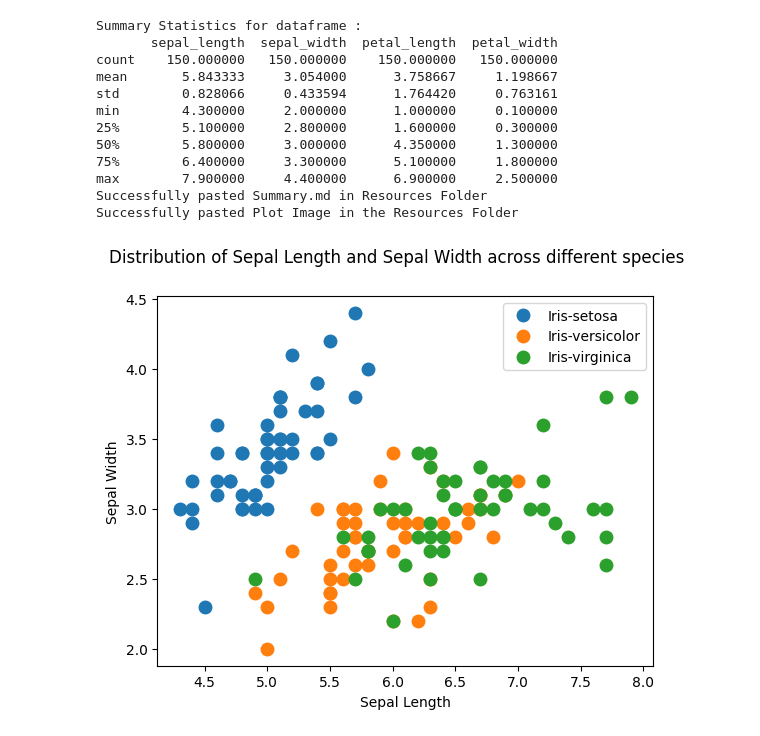
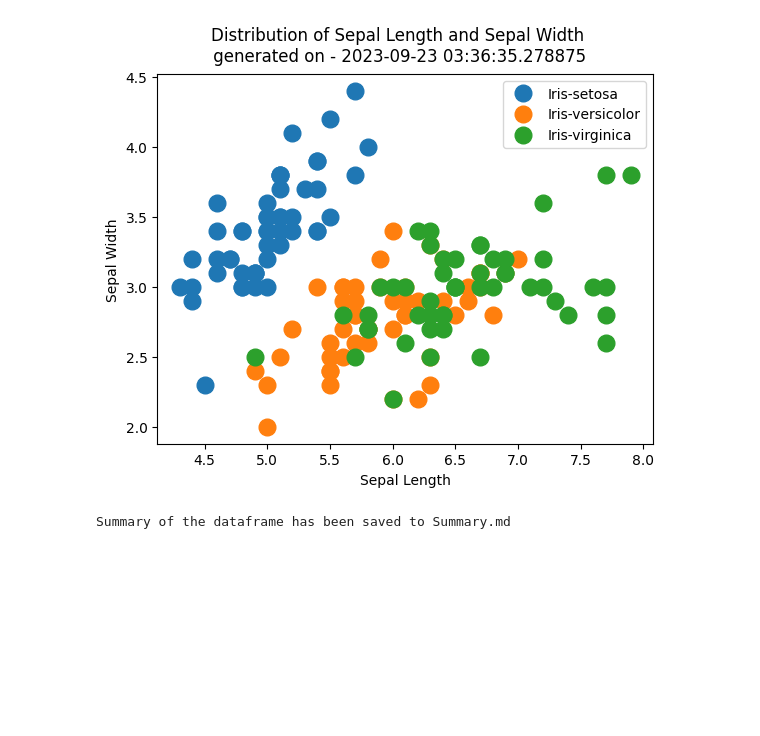
Before and after one commit to nogibjj/DukeIDS706_ds655_IndividualProject01, a Jupyter notebook: Codes/Pandas_Notebook.ipynb, the cells around one changed output. Drawn from its saved outputs; the diff is of its cells as text; code cells hidden in the pictures; blank space fills up the shorter version.

```diff
--- a/Codes/Pandas_Notebook.ipynb
+++ b/Codes/Pandas_Notebook.ipynb
@@ -5,4 +7,0 @@ import matplotlib.pyplot as plt
-# %%
-#  Creating a function to show descriptive statistics for a dataframe
-def PandasDesc(df):
-    return df.describe()
@@ -9,6 +10,6 @@ def PandasDesc(df):
 # %%
 #  Creating a function to build a scatterplot for the Iris dataset
-def PandasPlot(df):
+def PandasPlotNB(df):
     groups = df.groupby("species")
     fig, ax = plt.subplots()
     for name, group in groups:
@@ -17,35 +18,28 @@ def PandasPlot(df):
             group.sepal_width,
             marker="o",
             linestyle="",
-            ms=9,
+            ms=12,
             label=name,
         )
     ax.legend()
     fig.suptitle(
-        "Distribution of Sepal Length and Sepal Width across different species"
+        "Distribution of Sepal Length and Sepal Width\n generated on - "
+        + str(datetime.datetime.now())
     )
     plt.xlabel("Sepal Length")
     plt.ylabel("Sepal Width")
-    plt.savefig(".\\Resources\\plot image.png")
-    print("Successfully pasted Plot Image in the Resources Folder")
+    # if os.path.isfile("./Outputs/PlotImage.png.png"):
+    #     os.remove("./Outputs/PlotImage.png")
+    # plt.savefig("./Outputs/PlotImage.png")
+    # print("Pasted Plot")
     plt.show()
 # %%
-def test_Pandas():
+def test_PandasNB():
     #   Reading Source Data from the Github Link
     DataSource_Link = "https://raw.githubusercontent.com/Opensourcefordatascience/Data-sets/master/Iris_Data.csv"
     data_s = pd.read_csv(DataSource_Link)
     df_s = pd.DataFrame(data_s)
-
-    #   Creating the sample files in the Resources folder
-    # Writing the summary statistics to a file Summary.md in output folder
-    Desc_df = PandasDesc(df_s)
-    print("Summary Statistics for dataframe :")
-    print(Desc_df)
-    with open(".\\Resources\\Summary.md", "w", encoding="utf-8") as f:
-        f.write(str(Desc_df))
-        print("Successfully pasted Summary.md in Resources Folder")
-    # Pasting the sample graph in the output folder
-    PandasPlot(df_s)
+    PandasPlotNB(df_s)
 
     #   Reading the Reference Data from the Resources Folder
     DataReference_Link = "../Resources/Iris_Data.csv"
@@ -53,19 +47,8 @@ def test_Pandas():
     df_r = pd.DataFrame(data_r)
 
     assert PandasDesc(df_r).equals(df_s.describe())
-# %%
-test_Pandas()
-# %% [output]
-Summary Statistics for dataframe :
-       sepal_length  sepal_width  petal_length  petal_width
-count    150.000000   150.000000    150.000000   150.000000
-mean       5.843333     3.054000      3.758667     1.198667
-std        0.828066     0.433594      1.764420     0.763161
-min        4.300000     2.000000      1.000000     0.100000
-25%        5.100000     2.800000      1.600000     0.300000
-50%        5.800000     3.000000      4.350000     1.300000
-75%        6.400000     3.300000      5.100000     1.800000
-max        7.900000     4.400000      6.900000     2.500000
-Successfully pasted Summary.md in Resources Folder
-Successfully pasted Plot Image in the Resources Folder
-[figure, removed]
+# %%
+test_PandasNB()
+# %% [output]
+[figure, added]
+Summary of the dataframe has been saved to Summary.md
```
Also changed, not shown: parts of 2 cells of this notebook, 6 other files.
